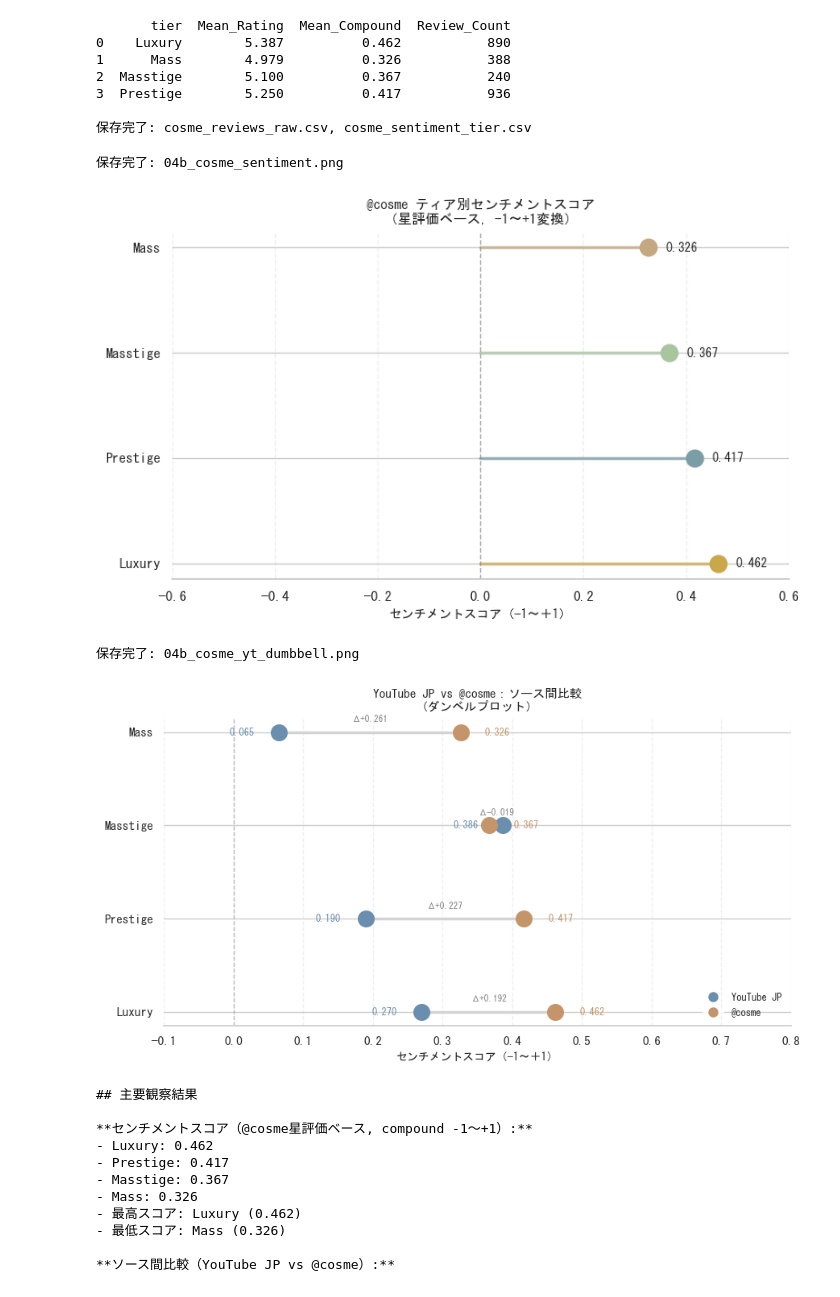
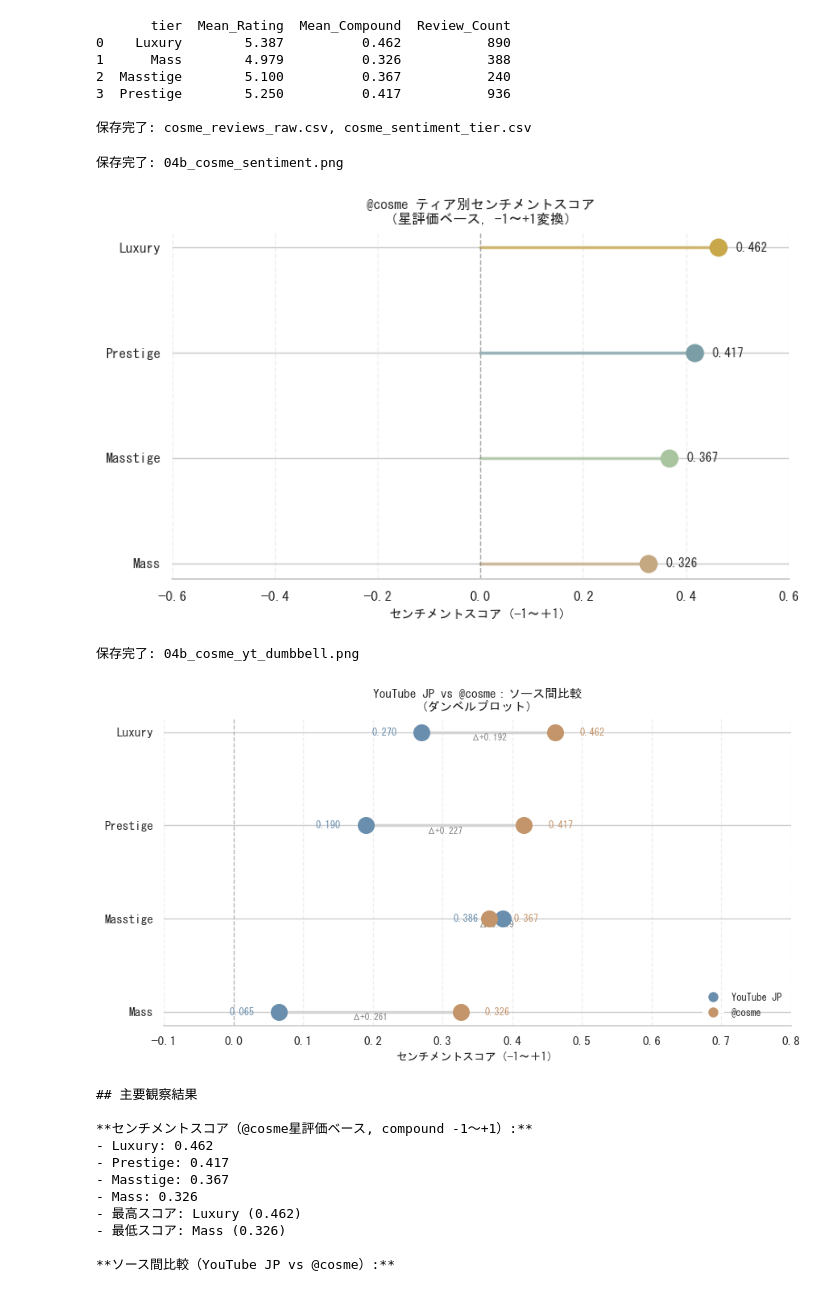
Before and after one commit to Stan-DS-Z/the-masstige-moment, a Jupyter notebook: notebooks/04B_@コスメ_youtube_センチメント.ipynb, the cells around one changed output. Drawn from its saved outputs; the diff is of its cells as text; code cells hidden in the pictures.

```diff
--- a/notebooks/04B_@コスメ_youtube_センチメント.ipynb
+++ b/notebooks/04B_@コスメ_youtube_センチメント.ipynb
@@ -875,6 +876,7 @@ ax.set_xlim(-0.6, 0.6)
 ax.spines[["top", "right", "left"]].set_visible(False)
 ax.tick_params(left=False)
 ax.grid(axis="x", linestyle="--", alpha=0.3)
+ax.invert_yaxis()
 
 plt.tight_layout()
 plt.savefig("../data/processed/04b_cosme_sentiment.png", dpi=150, bbox_inches="tight")
@@ -882,7 +884,7 @@ print("保存完了: 04b_cosme_sentiment.png")
 plt.show()
 # %% [output]
 保存完了: 04b_cosme_sentiment.png
-[figure, old version]
+[figure, new version]
 # %%
 # ── ダンベルプロット：YouTube JP vs @cosme ────────────────
 from matplotlib.lines import Line2D
@@ -917,34 +919,35 @@ for i, tier in enumerate(TIER_ORDER):
     delta = cosme_val - yt_val
     mid   = (yt_val + cosme_val) / 2
     ax.text(mid, i + 0.1, f"Δ{delta:+.3f}",
             va="bottom", ha="center", fontsize=8, color="grey")
 
 ax.axvline(0, color="grey", linewidth=1, linestyle="--", alpha=0.5)
 ax.set_yticks(range(len(TIER_ORDER)))
 ax.set_yticklabels(TIER_ORDER, fontsize=11)
 ax.set_xlabel("センチメントスコア（−1〜＋1）", fontsize=10)
 ax.set_title("YouTube JP vs @cosme：ソース間比較\n（ダンベルプロット）",
              fontsize=11, fontweight="bold")
 ax.set_xlim(-0.1, 0.8)
 ax.spines[["top", "right", "left"]].set_visible(False)
 ax.tick_params(left=False)
 ax.grid(axis="x", linestyle="--", alpha=0.3)
+ax.invert_yaxis()
 
 legend_elements = [
     Line2D([0], [0], marker="o", color="w", markerfacecolor=YT_COLOR,
            markersize=10, label="YouTube JP"),
     Line2D([0], [0], marker="o", color="w", markerfacecolor=COSME_COLOR,
            markersize=10, label="@cosme"),
 ]
 ax.legend(handles=legend_elements, frameon=False, fontsize=9, loc="lower right")
 
 plt.tight_layout()
 plt.savefig("../data/processed/04b_cosme_yt_dumbbell.png", dpi=150, bbox_inches="tight")
 print("保存完了: 04b_cosme_yt_dumbbell.png")
 plt.show()
 # %% [output]
 保存完了: 04b_cosme_yt_dumbbell.png
-[figure, old version]
+[figure, new version]
 # %%
 # ── 動的主要観察結果 ──────────────────────────────────────
 s_jp    = tier_sentiment_jp.set_index("Tier")["Weighted_Sentiment"]
```
Also changed, not shown: parts of 2 cells of this notebook, 3 other files.
